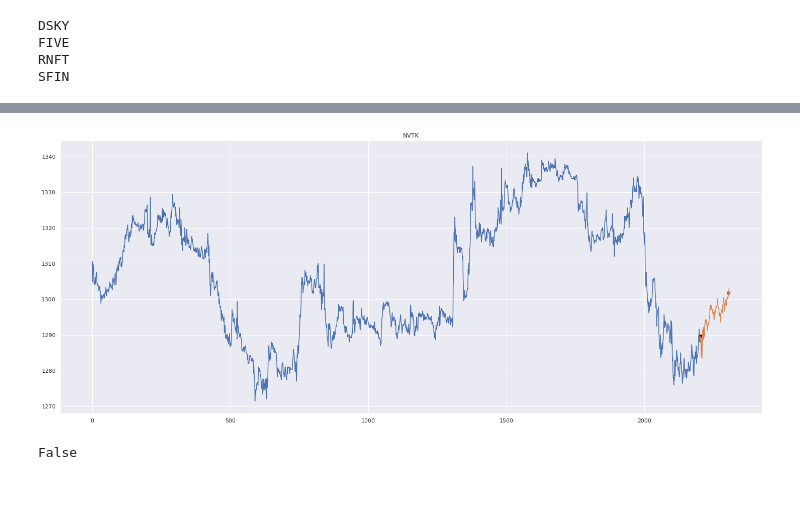
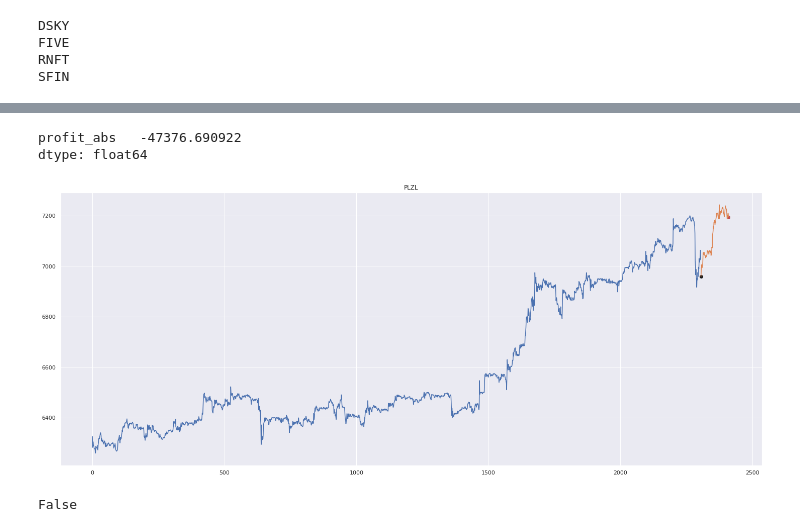
Before and after one commit to ajmal017/finance-4, a Jupyter notebook: train.ipynb, the cells around one changed output, grey strips where cells are left out. Drawn from its saved outputs; the diff is of its cells as text; code cells hidden in the pictures; blank space fills up the shorter version.

Commit message:
ibkr params

```diff
--- a/train.ipynb
+++ b/train.ipynb
@@ -84,3 +62,3 @@ KeyboardInterrupt
 # %%
-ticker2df = load_dfs('data/train', ibkr_tickers)
+ticker2df = load_dfs('data/train', np.array(list(ibkr_info.keys())))
 # %% [output]
@@ -466,3 +469,12 @@ plt.show()
 # %%
 
 train_dates = [datetime.today().date() - timedelta(days=x) for x in range(1, 100)]
+# %%
+X_train, y_train_series = all_samples(ticker2df, train_dates)
+# %%
+y_train_profit = calc_target(y_train_series, single_profit_2)
+
+y_train = calc_target(y_train_series, single_target_3) > 0.01
+
+lgb = lgbm.sklearn.LGBMClassifier()
+lgb.fit(X_train.drop(['corn_date', 'ticker'], axis=1), y_train)
@@ -524,2 +546,3 @@ plt.show()
 # %%
-top_idxs = np.where(pred_proba > 0.2)[0]
+top_idxs = np.where(pred_proba > 0.7)[0]
+top_idxs
@@ -572,33 +598,40 @@ profit   -8149.544299
 dtype: float64
+# %%
+X_test.loc[top_idxs, ['profit_abs']].sum()
+# %% [output]
+profit_abs   -47376.690922
+dtype: float64
 # %%
-idx = 22
+idx = 24
 #for idx in top_idxs:
 corn_date = X_test.loc[idx]['corn_date']
 ticker = X_test.loc[idx]['ticker']
 
 df = ticker2df_test[ticker]
 month_series = df_between(df, corn_date - timedelta(days=31), corn_date)['<OPEN>'].values
 target_series = df_between(df, corn_date, corn_date + timedelta(days=1))['<OPEN>'].values
 
 
 plt.figure(figsize=(25,10))
 plt.title(ticker)
 plt.plot(range(len(month_series)), month_series)
 plt.plot(range(len(month_series), len(month_series) + len(target_series)), target_series)
 
 buy_idx, sell_idx = single_profit_2(np.array([0] + list(target_series)), return_idxs=True)
 plt.scatter(len(month_series) + 1, target_series[0], color='k')
 plt.scatter(len(month_series) + buy_idx - 1, target_series[buy_idx - 1], color='g')
 plt.scatter(len(month_series) + sell_idx - 1, target_series[sell_idx - 1], color='r')
 
 #plt.plot(range(len(month_series), len(month_series) + len(target_series)), y_val_series[84][-8], color='r')
 
+# plt.axhline(y=11.573, linewidth=4, color='g')
+# plt.axhline(y=11.675, linewidth=4, color='r')
 
 
 
 plt.show()
 # %% [output]
-[figure, old version]
+[figure, new version]
 # %%
     series = np.array([0] + list(target_series))
     UPPER_COEF = 1.003
```
Also changed, not shown: parts of 82 cells of this notebook, 3 other files.
